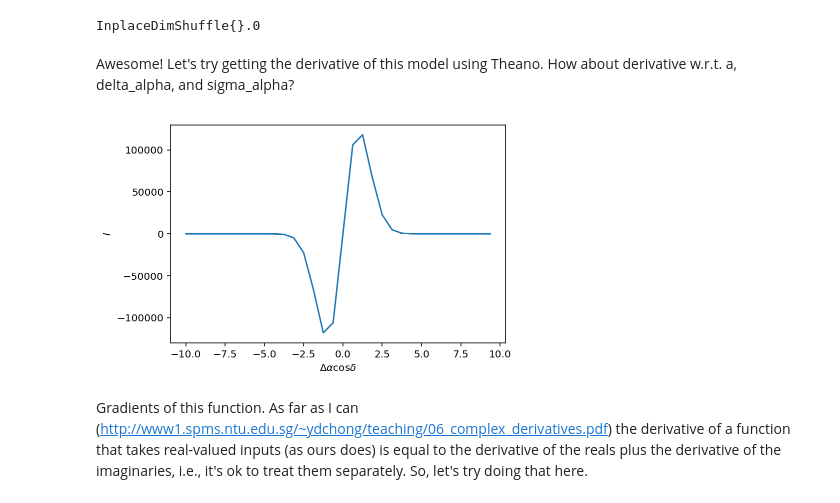
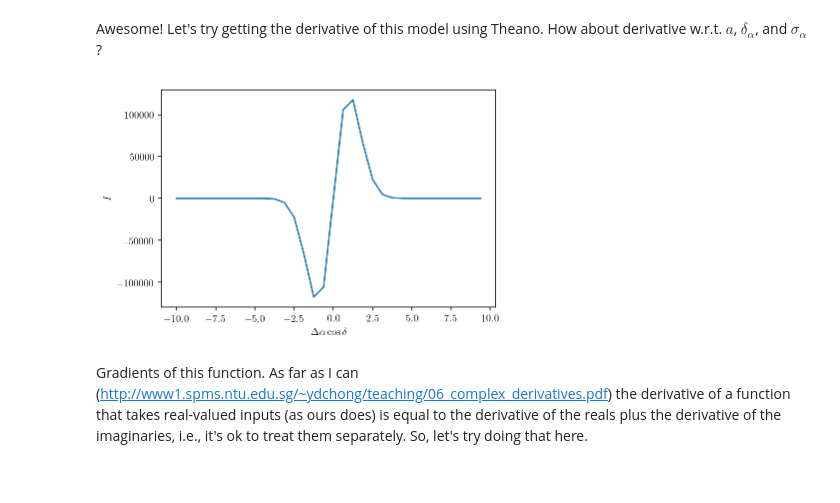
Before and after one commit to iancze/million-points-of-light, a Jupyter notebook: notebooks/Vis1DPyMC3.ipynb, the cells around one changed output. Drawn from its saved outputs; the diff is of its cells as text; code cells hidden in the pictures.

Commit message:
updating gradients.

```diff
--- a/notebooks/Vis1DPyMC3.ipynb
+++ b/notebooks/Vis1DPyMC3.ipynb
@@ -163,23 +158,21 @@ plt.ylabel(r"$I$");
-# %%
-tt.grad(I[0], delta_alpha)
-# %% [output]
-InplaceDimShuffle{}.0
 # %% [markdown]
-Awesome! Let's try getting the derivative of this model using Theano. How about derivative w.r.t. a, delta_alpha, and sigma_alpha?
+Awesome! Let's try getting the derivative of this model using Theano. How about derivative w.r.t. $a$, $\delta_\alpha$, and $\sigma_\alpha$?
 # %%
-J, updates = theano.scan(lambda i, I, delta_alpha : tt.grad(I[i], delta_alpha), \
-                         sequences=tt.arange(I.shape[0]), non_sequences=[I, delta_alpha])
+# gradients of arrays need to be written like this in Theano
+J, updates = theano.scan(lambda i, I, delta_alpha : tt.grad(I[0,i], delta_alpha), \
+                         sequences=tt.arange(I.shape[1]), non_sequences=[I, delta_alpha])
 
 f = theano.function([alpha, a, delta_alpha, sigma_alpha], J, updates=updates)
 # %%
 # fill out an image
-dys = f(ras, 1, 0.0, 1.0*arcsec)
+
+dys = f(ras[np.newaxis,:], 1, 0.0, 1.0*arcsec)
 
 plt.plot(ras/arcsec, dys)
 plt.xlabel(r"$\Delta \alpha \cos \delta$");
 plt.ylabel(r"$I$");
 # %% [output]
-[figure, old version]
+[figure, new version]
 # %%
 def rfft_to_full(rfft_out):
     '''
```
Also changed, not shown: parts of 10 cells of this notebook.
